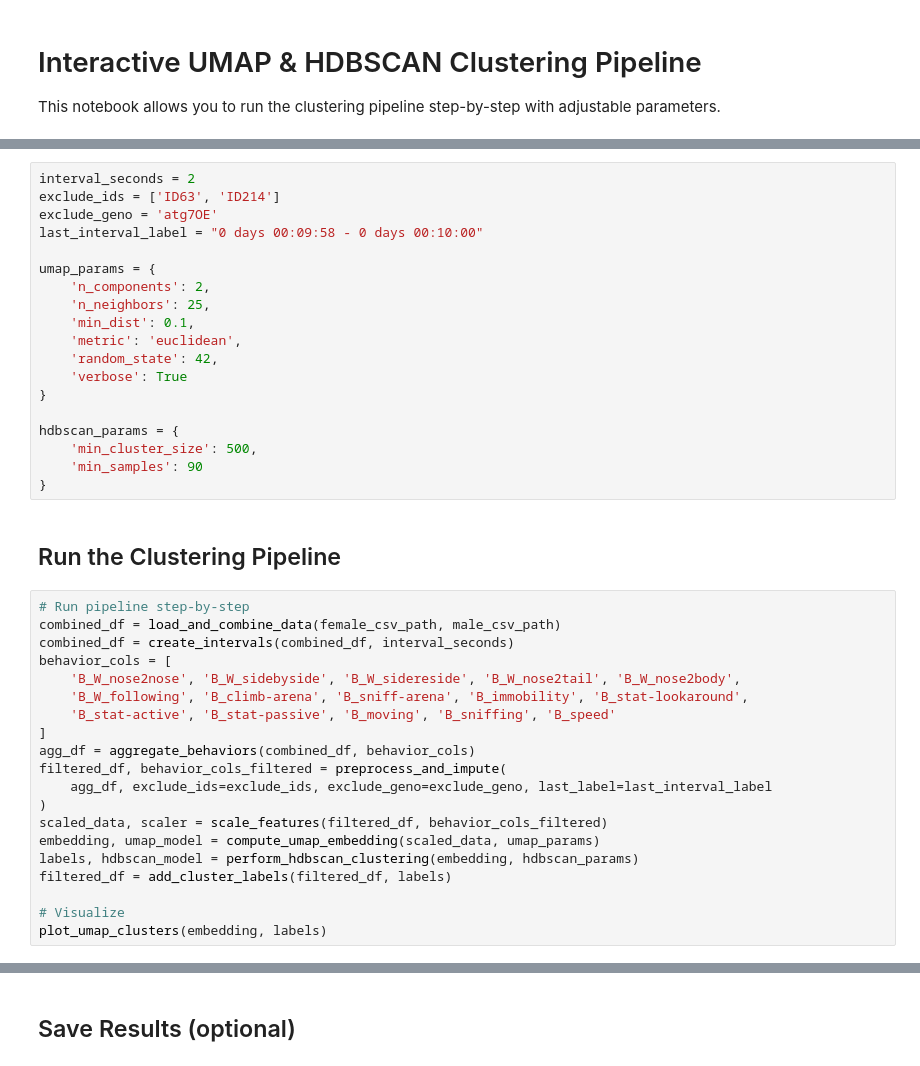
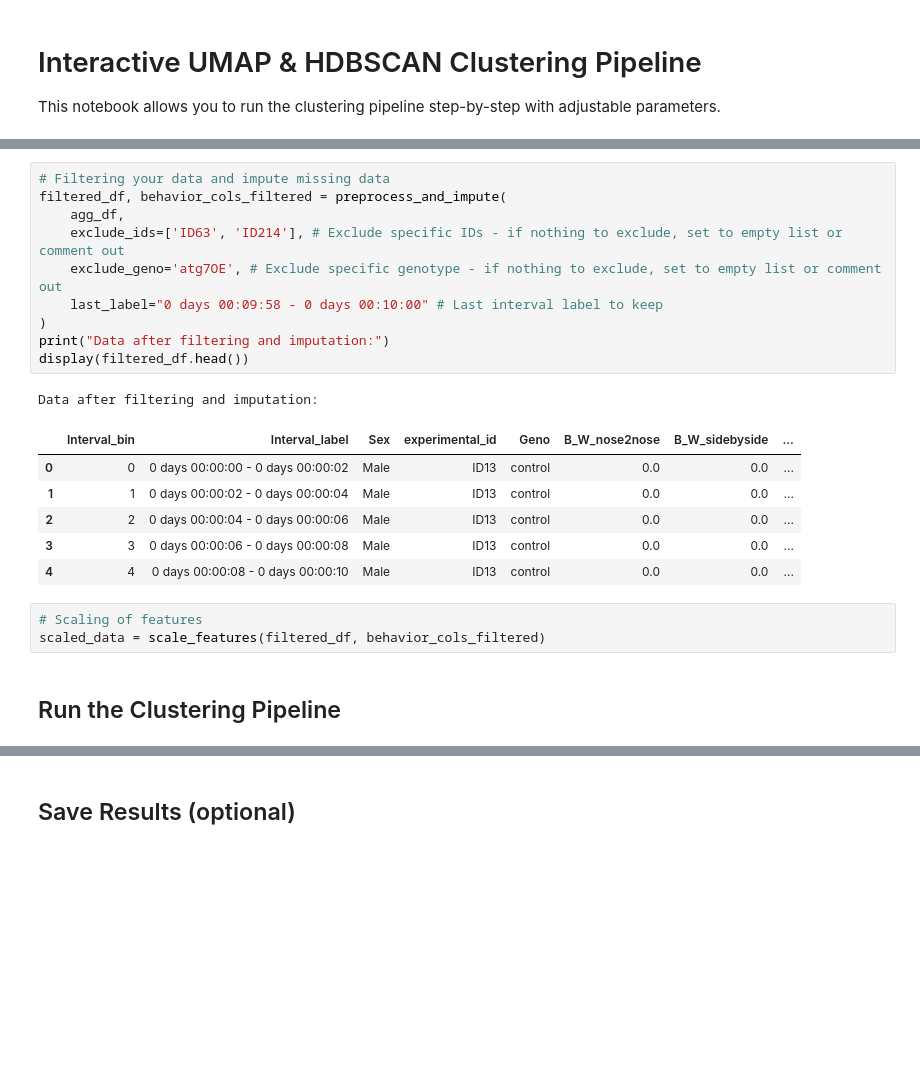
Before and after one commit to veronikakvr/deepof-umap-hdbscan, a Jupyter notebook: UMAP_HDBSCAN_Interactive.ipynb, the cells around one changed output, grey strips where cells are left out. Saved outputs shown, nothing was run; the diff lists cells and outputs as text; blank space fills up the shorter version.

```diff
--- a/UMAP_HDBSCAN_Interactive.ipynb
+++ b/UMAP_HDBSCAN_Interactive.ipynb
@@ -46,41 +101,23 @@ Adjust these parameters before running the pipeline.
-# %%
-interval_seconds = 2
-exclude_ids = ['ID63', 'ID214']
-exclude_geno = 'atg7OE'
-last_interval_label = "0 days 00:09:58 - 0 days 00:10:00"
-
-umap_params = {
-    'n_components': 2,
-    'n_neighbors': 25,
-    'min_dist': 0.1,
-    'metric': 'euclidean',
-    'random_state': 42,
-    'verbose': True
-}
-
-hdbscan_params = {
-    'min_cluster_size': 500,
-    'min_samples': 90
-}
+# %%
+# Filtering your data and impute missing data
+filtered_df, behavior_cols_filtered = preprocess_and_impute(
+    agg_df,
+    exclude_ids=['ID63', 'ID214'], # Exclude specific IDs - if nothing to exclude, set to empty list or comment out
+    exclude_geno='atg7OE', # Exclude specific genotype - if nothing to exclude, set to empty list or comment out
+    last_label="0 days 00:09:58 - 0 days 00:10:00" # Last interval label to keep
+)
+print("Data after filtering and imputation:")
+display(filtered_df.head())
+# %% [output]
+Data after filtering and imputation:
+|  | Interval_bin | Interval_label | Sex | experimental_id | Geno | B_W_nose2nose | B_W_sidebyside | ... |
+| 0 | 0 | 0 days 00:00:00 - 0 days 00:00:02 | Male | ID13 | control | 0.0 | 0.0 | ... |
+| 1 | 1 | 0 days 00:00:02 - 0 days 00:00:04 | Male | ID13 | control | 0.0 | 0.0 | ... |
+| 2 | 2 | 0 days 00:00:04 - 0 days 00:00:06 | Male | ID13 | control | 0.0 | 0.0 | ... |
+| 3 | 3 | 0 days 00:00:06 - 0 days 00:00:08 | Male | ID13 | control | 0.0 | 0.0 | ... |
+| 4 | 4 | 0 days 00:00:08 - 0 days 00:00:10 | Male | ID13 | control | 0.0 | 0.0 | ... |
+# %%
+# Scaling of features
+scaled_data = scale_features(filtered_df, behavior_cols_filtered)
 # %% [markdown]
 ## Run the Clustering Pipeline
-# %%
-# Run pipeline step-by-step
-combined_df = load_and_combine_data(female_csv_path, male_csv_path)
-combined_df = create_intervals(combined_df, interval_seconds)
-behavior_cols = [
-    'B_W_nose2nose', 'B_W_sidebyside', 'B_W_sidereside', 'B_W_nose2tail', 'B_W_nose2body',
-    'B_W_following', 'B_climb-arena', 'B_sniff-arena', 'B_immobility', 'B_stat-lookaround',
-    'B_stat-active', 'B_stat-passive', 'B_moving', 'B_sniffing', 'B_speed'
-]
-agg_df = aggregate_behaviors(combined_df, behavior_cols)
-filtered_df, behavior_cols_filtered = preprocess_and_impute(
-    agg_df, exclude_ids=exclude_ids, exclude_geno=exclude_geno, last_label=last_interval_label
-)
-scaled_data, scaler = scale_features(filtered_df, behavior_cols_filtered)
-embedding, umap_model = compute_umap_embedding(scaled_data, umap_params)
-labels, hdbscan_model = perform_hdbscan_clustering(embedding, hdbscan_params)
-filtered_df = add_cluster_labels(filtered_df, labels)
-
-# Visualize
-plot_umap_clusters(embedding, labels)
```
Also changed, not shown: parts of 24 cells of this notebook, 6 other files.
